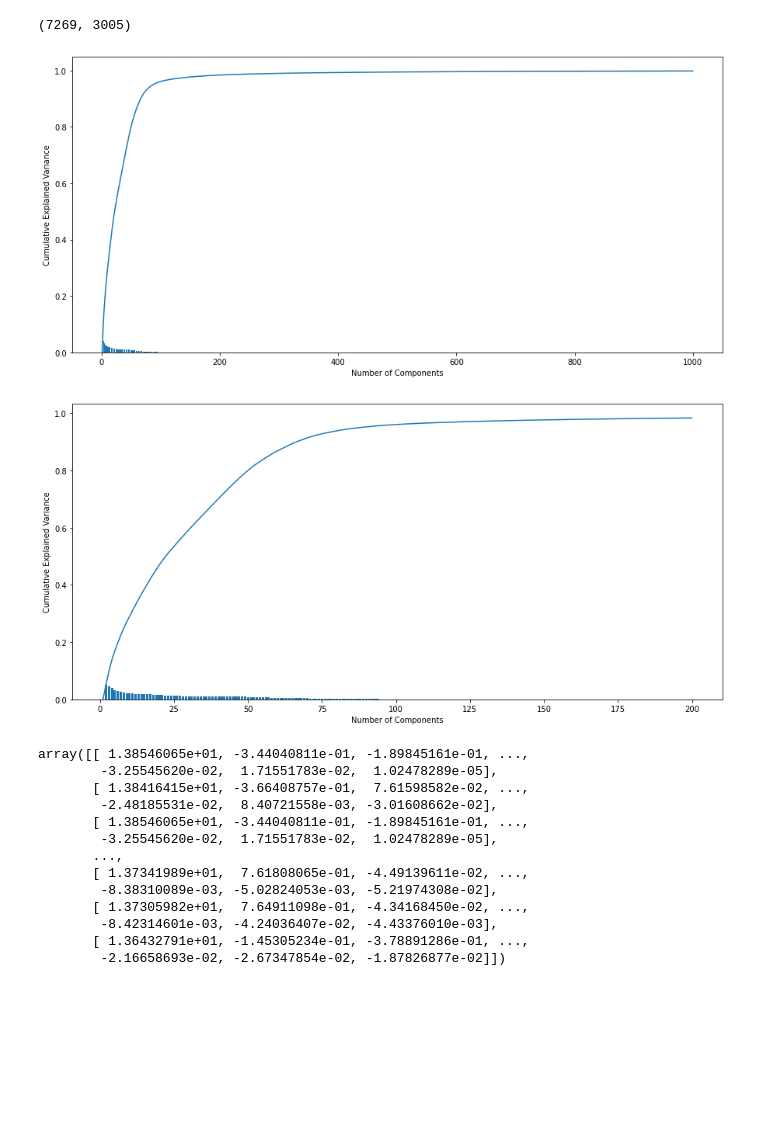
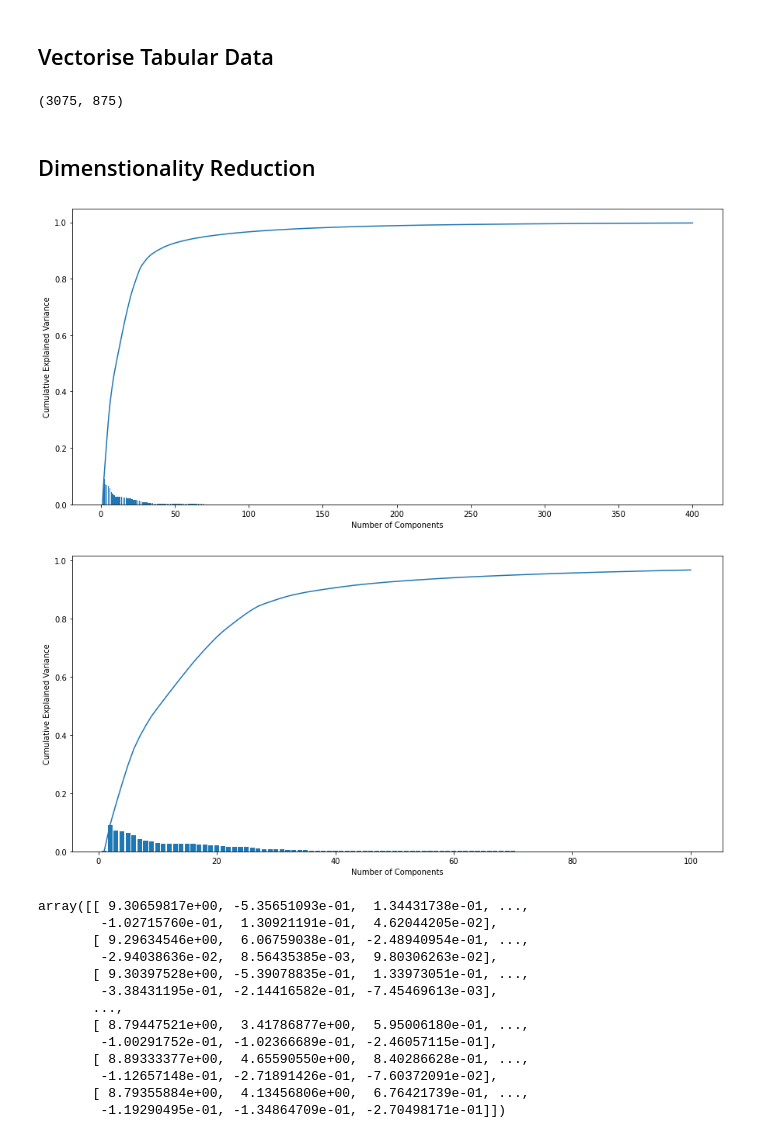
Before and after one commit to sheikhomar/snow-leopard, a Jupyter notebook: notebooks/05-modelling.ipynb, the cells around one changed output. Drawn from its saved outputs; the diff is of its cells as text; code cells hidden in the pictures; blank space fills up the shorter version.

```diff
--- a/notebooks/05-modelling.ipynb
+++ b/notebooks/05-modelling.ipynb
@@ -69,8 +70,18 @@ def filter_columns(dataframe: pd.DataFrame, min_count_per_feature:int=10):
         n_filled = n_rows - dataframe[col].isna().sum()
         if n_filled < min_count_per_feature:
             excluded_cols.append(col)
+        else:
+            # For categorical attributes apply a heuristic that filters
+            # out product features with low fill/unique ratios
+            dtype = inferred_type(dataframe, col)
+            if dtype == 'category':
+                n_unique = len(dataframe[col].unique())
+                fill_unique_ratio = n_filled / n_unique
+                if fill_unique_ratio < 2.0:
+                    excluded_cols.append(col)
 
-    # Manually remove columns
+    # Manually exclude certains columns if they were not caught by the
+    # heuristic above.
     excluded_cols += [
         'Customs product code (TARIC)',
         'Master (outer) case GTIN (EAN/UPC)',
@@ -93,6 +104,7 @@ def filter_columns(dataframe: pd.DataFrame, min_count_per_feature:int=10):
     return dataframe[['supplier_name'] + product_features_to_use].copy()
 
 def detect_and_fix_column_types(dataframe: pd.DataFrame):
+    df_cleaned = dataframe.copy()
     # Use proper dtypes
     for col in df_cleaned.columns:
         dtype = inferred_type(df_cleaned, col)
@@ -155,6 +167,18 @@ def create_variance_scree_plot(variance_ratios):
     ax.bar(np.arange(1, n_items + 1), variance_ratios)
     ax.set_xlabel('Number of Components')
     ax.set_ylabel('Cumulative Explained Variance');
+
+def find_top_n_categories(dataframe: pd.DataFrame, top_n: int=10):
+    return list(dataframe
+        .groupby(['category_name'])
+        .count()[['id']]
+        .sort_values('id', ascending=False)
+        .head(top_n)
+        .index
+    )
 # %%
 # Load data
 df_data = pd.read_csv('../data/ice-cat-office-products.csv.gz', dtype=str, index_col=0)
+# %%
+top_10_categories = find_top_n_categories(df_data, top_n=10)
+top_10_categories
@@ -161,3 +196,6 @@ df_data = pd.read_csv('../data/ice-cat-office-products.csv.gz', dtype=str, index
+# %%
+# Filter out small product categories
+df_data = df_data[df_data.category_name.isin(top_10_categories)]
 # %%
 df_cleaned_data = filter_rows(df_data)
 df_cleaned_data = filter_columns(df_cleaned_data)
@@ -168,6 +206,8 @@ df_column_stats.to_excel('../data/column-stats.xlsx')
 # %%
 # Clean data
 df_cleaned_data = detect_and_fix_column_types(df_cleaned_data)
+# %% [markdown]
+## Vectorise Tabular Data
 # %%
 # Determine categorical and numerical features
 dt = df_cleaned_data.dtypes
@@ -191,38 +231,40 @@ X = preprocessor.fit_transform(df_cleaned_data)
 # %%
 X.shape
 # %% [output]
-(7269, 3005)
+(3075, 875)
+# %% [markdown]
+## Dimenstionality Reduction
 # %%
 # Reduce number of dimensionality
-svd = TruncatedSVD(n_components=1000, n_iter=10, random_state=42)
+svd = TruncatedSVD(n_components=400, n_iter=10, random_state=42)
 X_transformed = svd.fit_transform(X)
 
 # Generate scree plot
 create_variance_scree_plot(svd.explained_variance_ratio_)
 # %% [output]
-[figure, old version]
+[figure, new version]
 # %%
 # Further dimensionality reduction
-svd = TruncatedSVD(n_components=200, n_iter=10, random_state=42)
+svd = TruncatedSVD(n_components=100, n_iter=10, random_state=42)
 X_transformed = svd.fit_transform(X)
 
 # Generate scree plot
 create_variance_scree_plot(svd.explained_variance_ratio_)
 # %% [output]
-[figure, old version]
+[figure, new version]
 # %%
 X_transformed
 # %% [output]
-array([[ 1.38546065e+01, -3.44040811e-01, -1.89845161e-01, ...,
-        -3.25545620e-02,  1.71551783e-02,  1.02478289e-05],
-       [ 1.38416415e+01, -3.66408757e-01,  7.61598582e-02, ...,
-        -2.48185531e-02,  8.40721558e-03, -3.01608662e-02],
-       [ 1.38546065e+01, -3.44040811e-01, -1.89845161e-01, ...,
-        -3.25545620e-02,  1.71551783e-02,  1.02478289e-05],
+array([[ 9.30659817e+00, -5.35651093e-01,  1.34431738e-01, ...,
+        -1.02715760e-01,  1.30921191e-01,  4.62044205e-02],
+       [ 9.29634546e+00,  6.06759038e-01, -2.48940954e-01, ...,
+        -2.94038636e-02,  8.56435385e-03,  9.80306263e-02],
+       [ 9.30397528e+00, -5.39078835e-01,  1.33973051e-01, ...,
+        -3.38431195e-01, -2.14416582e-01, -7.45469613e-03],
        ...,
-       [ 1.37341989e+01,  7.61808065e-01, -4.49139611e-02, ...,
-        -8.38310089e-03, -5.02824053e-03, -5.21974308e-02],
-       [ 1.37305982e+01,  7.64911098e-01, -4.34168450e-02, ...,
-        -8.42314601e-03, -4.24036407e-02, -4.43376010e-03],
-       [ 1.36432791e+01, -1.45305234e-01, -3.78891286e-01, ...,
-        -2.16658693e-02, -2.67347854e-02, -1.87826877e-02]])
+       [ 8.79447521e+00,  3.41786877e+00,  5.95006180e-01, ...,
+        -1.00291752e-01, -1.02366689e-01, -2.46057115e-01],
+       [ 8.89333377e+00,  4.65590550e+00,  8.40286628e-01, ...,
+        -1.12657148e-01, -2.71891426e-01, -7.60372091e-02],
+       [ 8.79355884e+00,  4.13456806e+00,  6.76421739e-01, ...,
+        -1.19290495e-01, -1.34864709e-01, -2.70498171e-01]])
```
Also changed, not shown: parts of 20 cells of this notebook.
